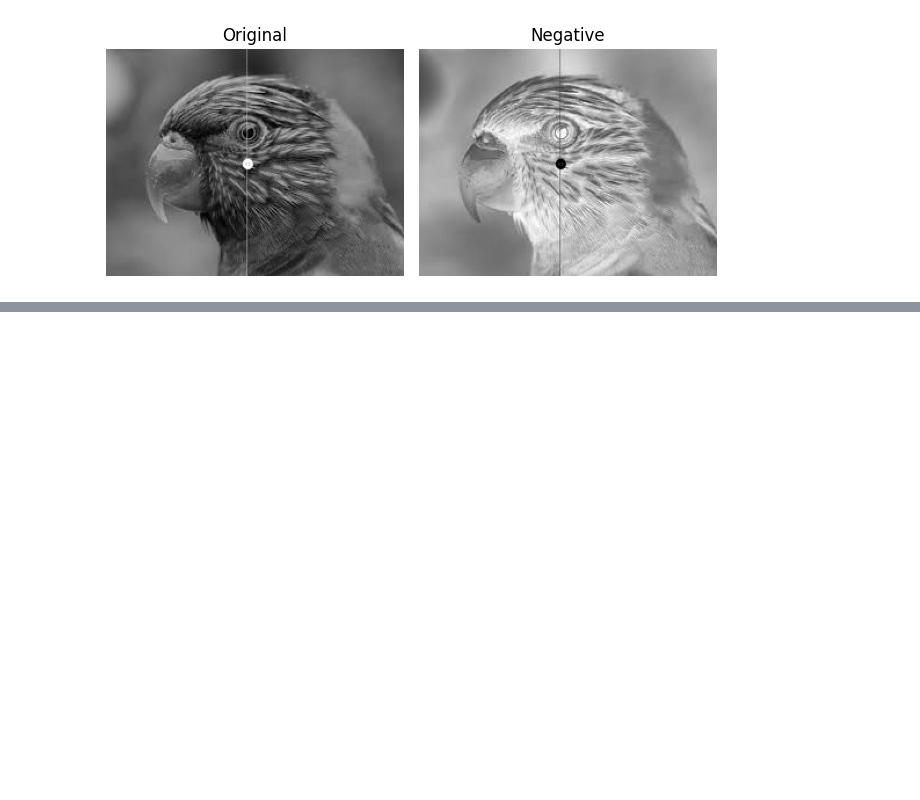
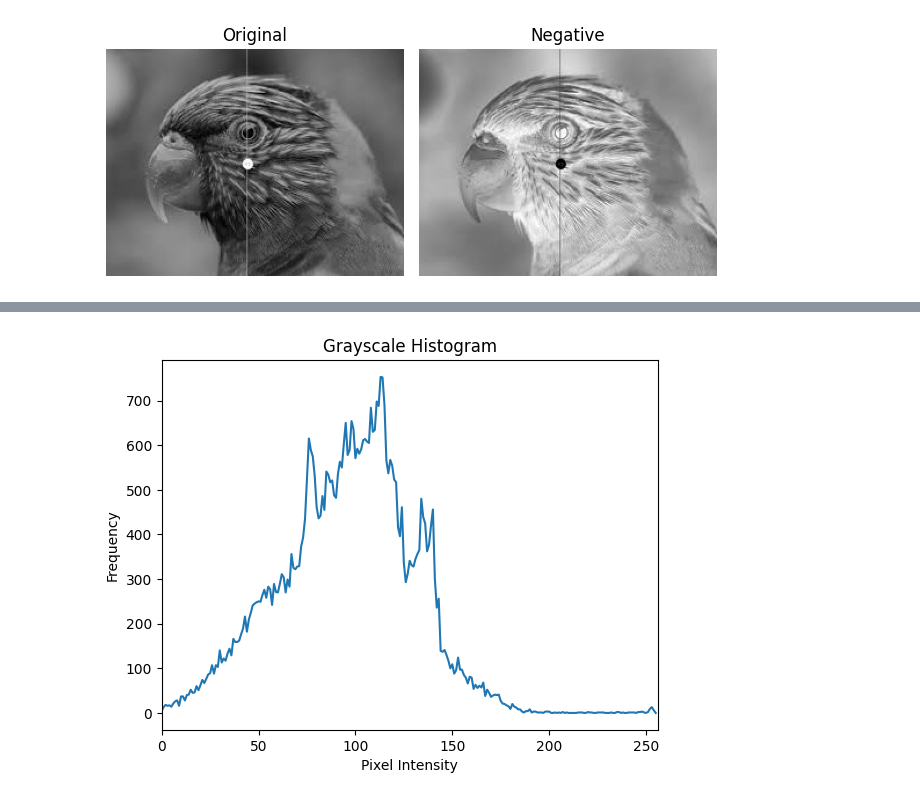
Before and after one commit to doanane/image_processing, a Jupyter notebook: practice4.ipynb, the cells around one changed output, grey strips where cells are left out. Cells and saved outputs as stored; diff of their text form; code cells hidden in the pictures; blank space fills up the shorter version.

```diff
--- a/practice4.ipynb
+++ b/practice4.ipynb
@@ -26,0 +67,22 @@ Image loaded successfully.
+# %%
+import cv2
+import numpy as np
+import matplotlib.pyplot as plt
+
+# Load image in grayscale
+img = cv2.imread('images/image.jpg', cv2.IMREAD_GRAYSCALE)
+
+# Calculate histogram using OpenCV
+hist = cv2.calcHist([img], [0], None, [256], [0, 256]) # this means we are calculating the histogram for the grayscale image (channel 0), with no mask, 256 bins, and pixel intensity range from 0 to 255., [img] is the source image, [0] is the channel index (0 for grayscale), None means no mask, [256] is the number of bins, and [0, 256] is the range of pixel intensity values.
+# bins mean the number of intervals we want to divide the pixel intensity range into. In this case, we are using 256 bins, which means each bin will represent a pixel intensity value from 0 to 255.
+
+# Plot the histogram using matplotlib
+plt.figure() # creates a new figure for plotting. This is useful if you want to create multiple plots in the same script without them overlapping.
+plt.title('Grayscale Histogram') # sets the title of the plot to 'Grayscale Histogram'.
+plt.xlabel('Pixel Intensity') # sets the label of the x-axis to 'Pixel Intensity'.
+plt.ylabel('Frequency') # sets the label of the y-axis to 'Frequency'.
+plt.plot(hist) # plots the histogram data. The x-axis will represent pixel intensity values (0 to 255), and the y-axis will represent the frequency of each intensity value in the image.
+plt.xlim([0, 256]) # sets the limits of the x-axis to be from 0 to 256. This ensures that the x-axis covers the full range of pixel intensity values.
+plt. show() # displays the plot on the screen.
+# %% [output]
+[figure, added]
```
Also changed, not shown: parts of 8 cells of this notebook, 1 other file.
